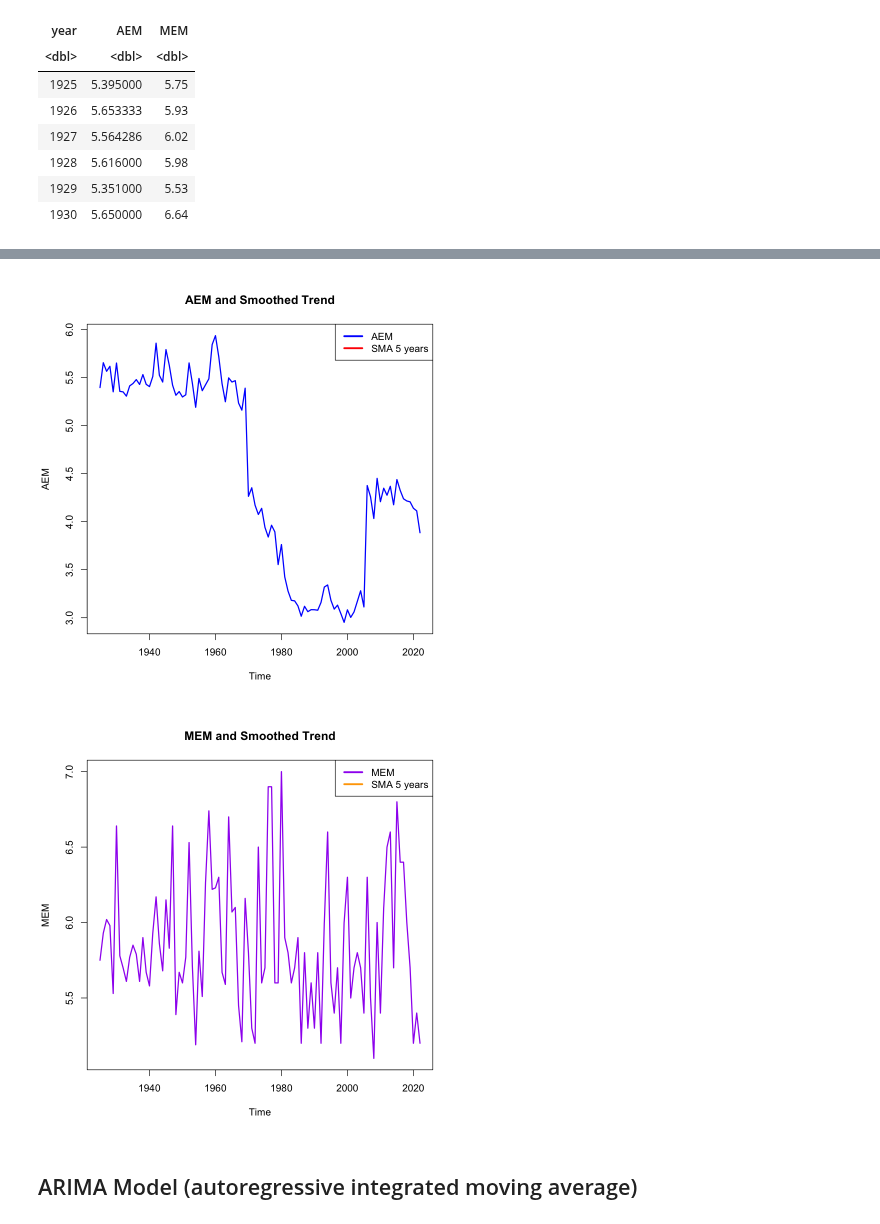
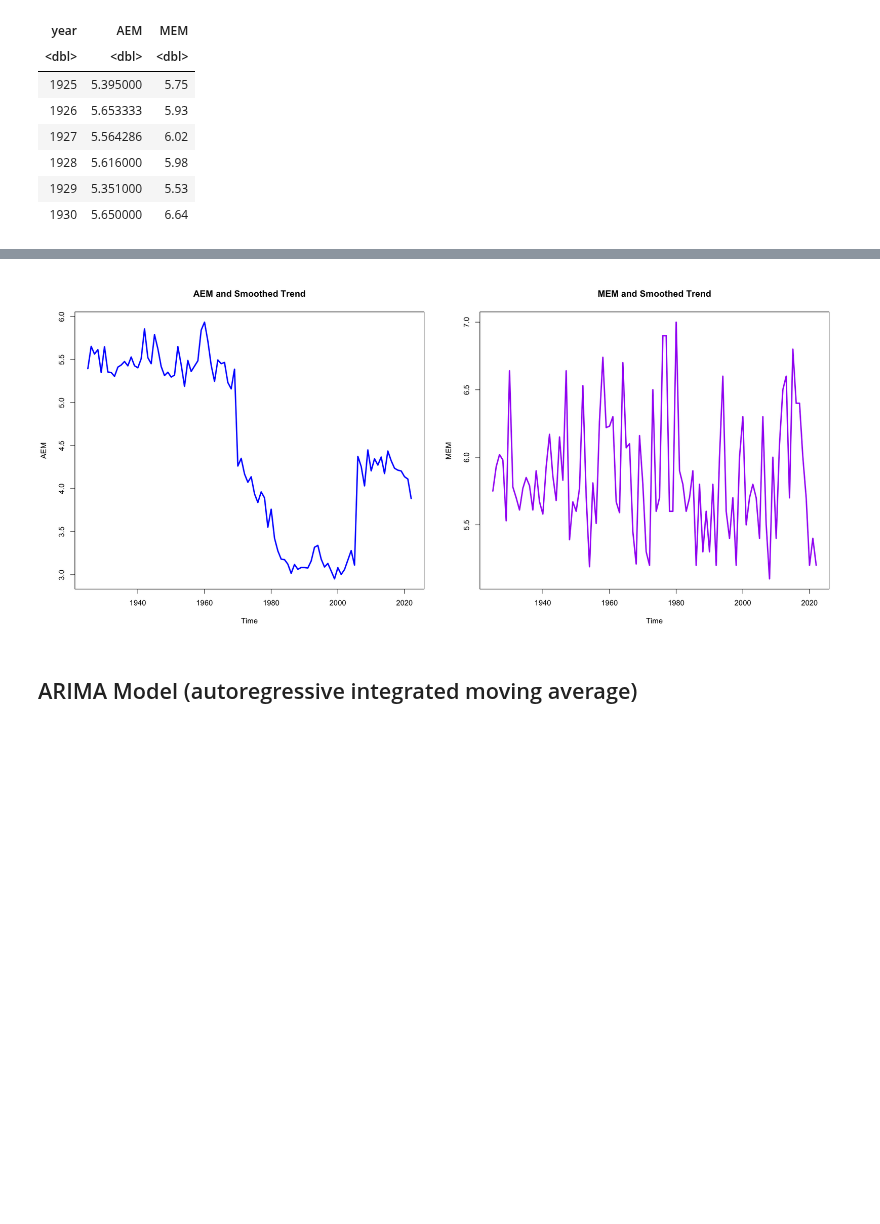
Before and after one commit to seccobenedetto/Earthquakes_Analysis_Italy, a Jupyter notebook: ARIMA_SSA.ipynb, the cells around one changed output, grey strips where cells are left out. Saved outputs shown, nothing was run; the diff lists cells and outputs as text; code cells hidden in the pictures; blank space fills up the shorter version.

```diff
--- a/ARIMA_SSA.ipynb
+++ b/ARIMA_SSA.ipynb
@@ -116,16 +172,17 @@ Frequency = 1
 # %%
+par(mfrow = c(1, 2))  # Two plots side by side
 # Plot AEM with SMA
-plot(AEM_ts, type = "l", col = "blue", main = "AEM and Smoothed Trend", ylab = "AEM", lwd = 2)
+plot(AEM_ts, type = "l", col = "blue", main = "AEM and Smoothed Trend", ylab = "AEM", lwd = 3)
 #lines(AEM_SMA5, col = "red",lwd = 3)
-legend("topright", legend = c("AEM", "SMA 5 years"), col = c("blue", "red"), lty = 1, lwd = 3)
+#legend("bottomleft", legend = c("AEM", "SMA 5 years"), col = c("blue", "red"), lty = 1, lwd = 3)
 
 # Plot MEM with SMA
-plot(MEM_ts, type = "l", col = "purple", main = "MEM and Smoothed Trend", ylab = "MEM", lwd = 2)
+plot(MEM_ts, type = "l", col = "purple", main = "MEM and Smoothed Trend", ylab = "MEM", lwd = 3)
 #lines(MEM_SMA5, col = "orange", lwd = 3)
-legend("topright", legend = c("MEM", "SMA 5 years"), col = c("purple", "orange"), lty = 1, lwd = 3)
+#legend("bottomright", legend = c("MEM", "SMA 5 years"), col = c("purple", "orange"), lty = 1, lwd = 3)
+par(mfrow = c(1, 1))
 # %% [output]
-[figure, old version]
+[figure, new version]
-[figure, removed]
 # %% [markdown]
 ## ARIMA Model (autoregressive integrated moving average)
 # %% [markdown]
```
Also changed, not shown: parts of 26 cells of this notebook.
